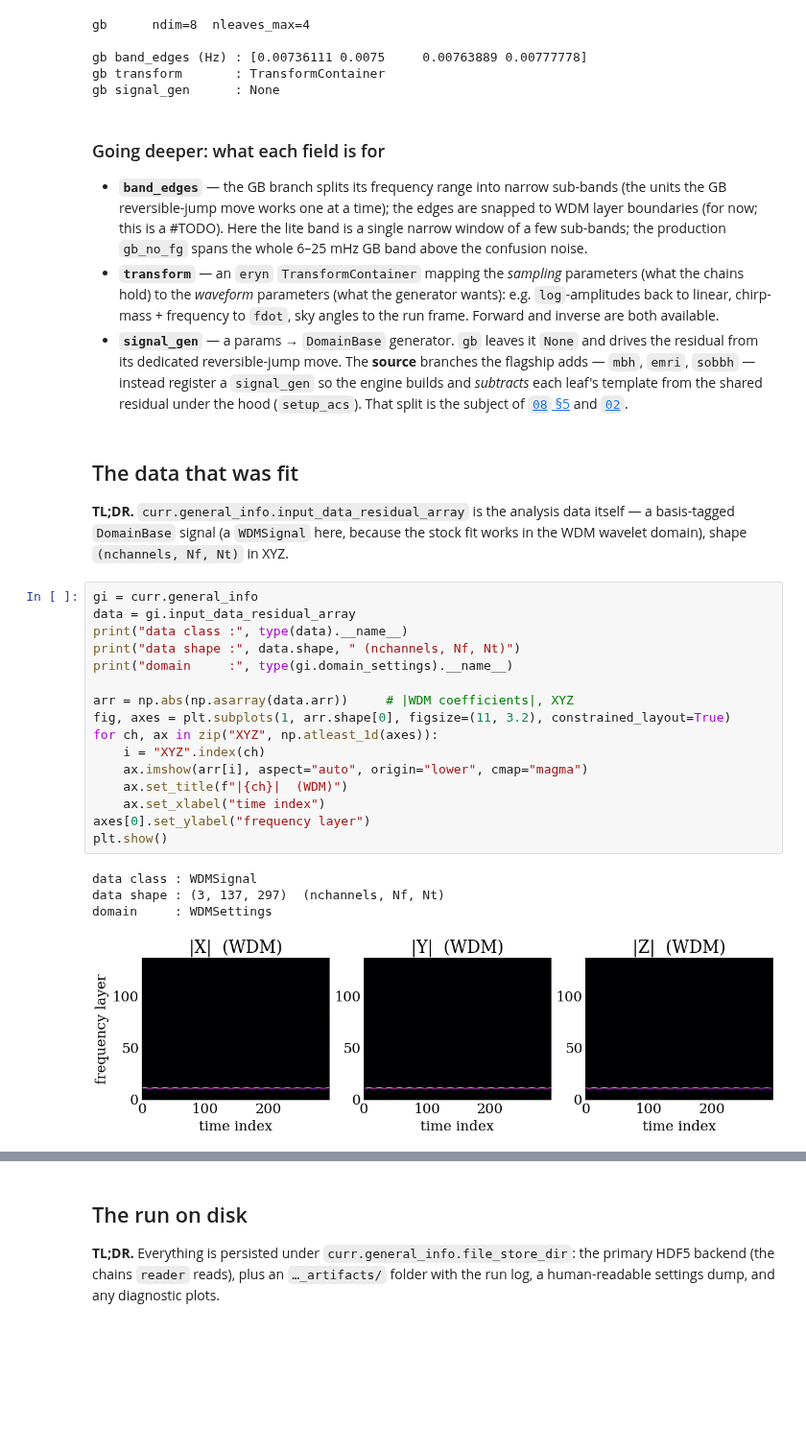
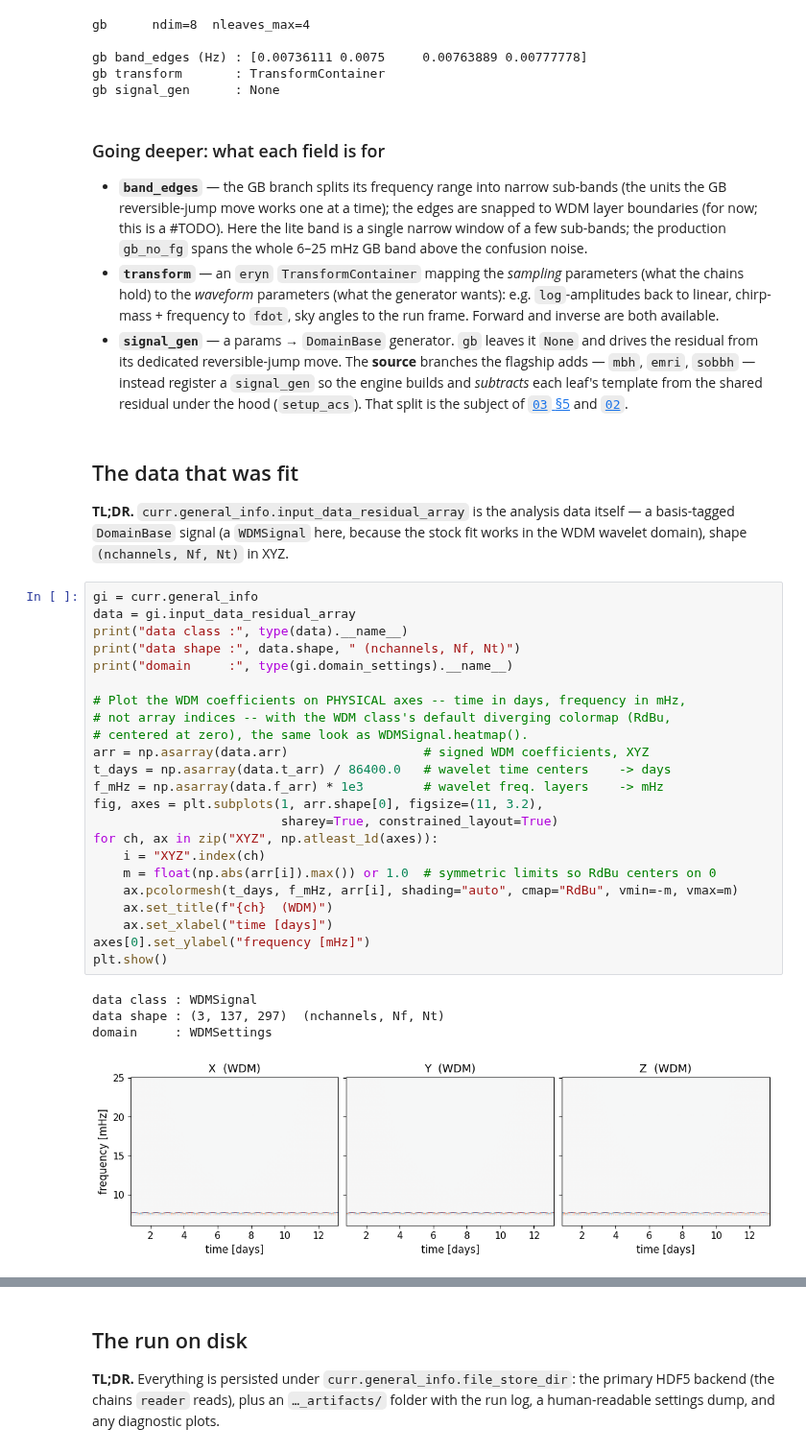
Before and after one commit to lisa-analysis-tools/LATW, a Jupyter notebook: tutorials/01_GlobalFitQuickstart.ipynb, the cells around one changed output, grey strips where cells are left out. Shown at 96% size. Saved outputs shown, nothing was run; the diff lists cells and outputs as text; blank space fills up the shorter version.

```diff
--- a/tutorials/01_GlobalFitQuickstart.ipynb
+++ b/tutorials/01_GlobalFitQuickstart.ipynb
@@ -260,7 +305,7 @@ gb signal_gen      : None
   **source** branches the flagship adds — `mbh`, `emri`, `sobbh` — instead
   register a `signal_gen` so the engine builds and *subtracts* each leaf's
   template from the shared residual under the hood (`setup_acs`). That split
-  is the subject of [`08` §5](08_StockGlobalFitsInDepth.ipynb) and
+  is the subject of [`03` §5](03_StockGlobalFitsInDepth.ipynb) and
   [`02`](02_StockGlobalFitGallery.ipynb).
 # %% [markdown]
 ## The data that was fit
@@ -272,24 +317,31 @@ XYZ.
 # %%
 gi = curr.general_info
 data = gi.input_data_residual_array
 print("data class :", type(data).__name__)
 print("data shape :", data.shape, " (nchannels, Nf, Nt)")
 print("domain     :", type(gi.domain_settings).__name__)
 
-arr = np.abs(np.asarray(data.arr))     # |WDM coefficients|, XYZ
-fig, axes = plt.subplots(1, arr.shape[0], figsize=(11, 3.2), constrained_layout=True)
+# Plot the WDM coefficients on PHYSICAL axes -- time in days, frequency in mHz,
+# not array indices -- with the WDM class's default diverging colormap (RdBu,
+# centered at zero), the same look as WDMSignal.heatmap().
+arr = np.asarray(data.arr)                  # signed WDM coefficients, XYZ
+t_days = np.asarray(data.t_arr) / 86400.0   # wavelet time centers    -> days
+f_mHz = np.asarray(data.f_arr) * 1e3        # wavelet freq. layers    -> mHz
+fig, axes = plt.subplots(1, arr.shape[0], figsize=(11, 3.2),
+                         sharey=True, constrained_layout=True)
 for ch, ax in zip("XYZ", np.atleast_1d(axes)):
     i = "XYZ".index(ch)
-    ax.imshow(arr[i], aspect="auto", origin="lower", cmap="magma")
-    ax.set_title(f"|{ch}|  (WDM)")
-    ax.set_xlabel("time index")
-axes[0].set_ylabel("frequency layer")
+    m = float(np.abs(arr[i]).max()) or 1.0  # symmetric limits so RdBu centers on 0
+    ax.pcolormesh(t_days, f_mHz, arr[i], shading="auto", cmap="RdBu", vmin=-m, vmax=m)
+    ax.set_title(f"{ch}  (WDM)")
+    ax.set_xlabel("time [days]")
+axes[0].set_ylabel("frequency [mHz]")
 plt.show()
 # %% [output]
 data class : WDMSignal
 data shape : (3, 137, 297)  (nchannels, Nf, Nt)
 domain     : WDMSettings
-[figure, old version]
+[figure, new version]
 # %% [markdown]
 ### Going deeper: the WDM data and the residual
 
```
Also changed, not shown: parts of 21 cells of this notebook, 24 other files.
